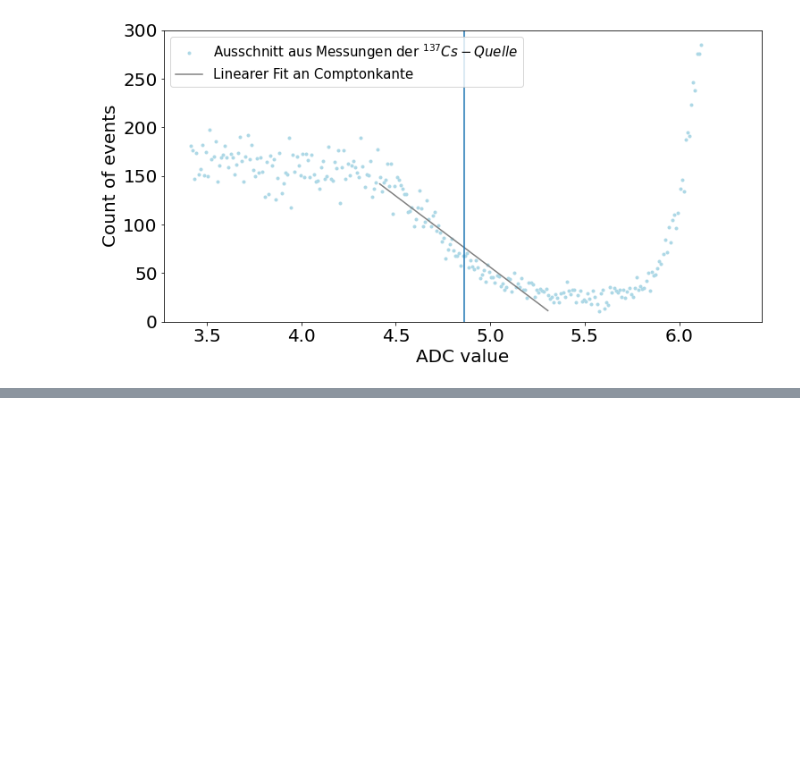
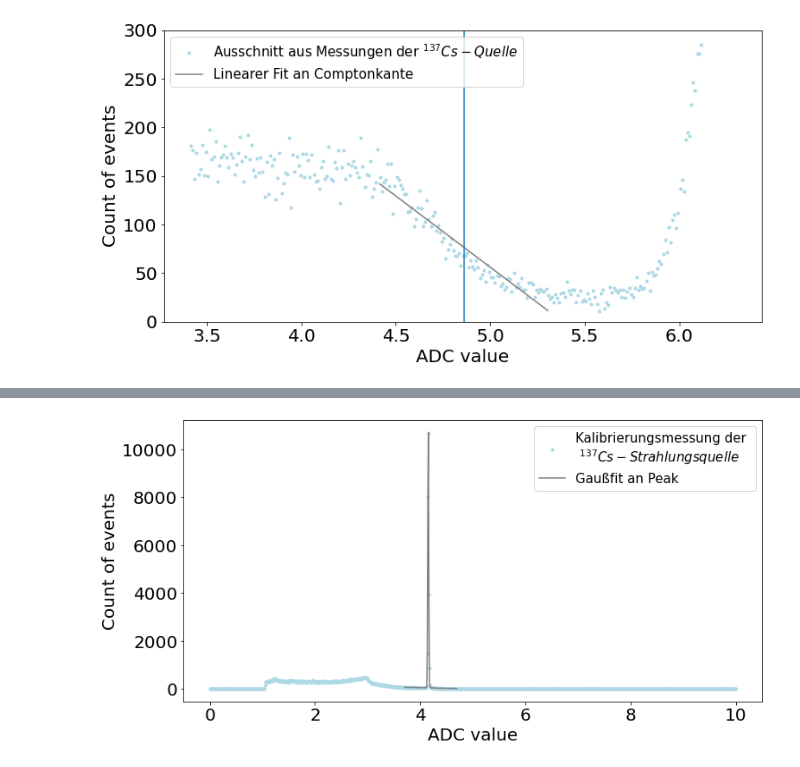
Before and after one commit to Skylake143/Fortgeschrittenenpraktikum, a Jupyter notebook: B18Gammaspektroskopie/A3Kalibrierungsmessungen.ipynb, the cells around one changed output, grey strips where cells are left out. Cells and saved outputs as stored; diff of their text form; code cells hidden in the pictures; blank space fills up the shorter version.

```diff
--- a/B18Gammaspektroskopie/A3Kalibrierungsmessungen.ipynb
+++ b/B18Gammaspektroskopie/A3Kalibrierungsmessungen.ipynb
@@ -453,0 +698,66 @@ Y-Abschnitt Fehler: 81.3913710879116
+# %%
+#cs-Eichung Szintialltionsdetektor
+adc = ge_adcvalue_cseich
+count = ge_counts_cseich
+
+gaussstart = 370
+gaussstop = 470
+
+parameters = {'xtick.labelsize': 20, 'ytick.labelsize': 20}
+plt.rcParams.update(parameters)
+
+#Energyspectrum open LG
+fig, ax = plt.subplots(figsize=(12,6))
+
+#Name for axis
+ax.set_xlabel('ADC value', fontsize=20)
+ax.set_ylabel('Count of events', fontsize=20)
+#Plotten der unskalierten Kurven
+ax.plot(adc, count,'o',markersize=3, color = "lightblue",label = "Kalibrierungsmessung der \n $^{137}Cs-Strahlungsquelle$")
+
+#Gauß 662
+#H, A, x, sigma, Afehler, fehlermü, fehlersd = gauss_fit(adc[gaussstart:gaussstop] , count[gaussstart:gaussstop])
+
+#ax.vlines(4.15,0,12000)
+startparameter = 600, -200, 10000, 4.152, 0.01
+#startparameter = 5000,-1, 15000, 100, 20
+#ax.plot(adc[gaussstart:gaussstop] , count[gaussstart:gaussstop], color = "grey", label="Gaußfit an Kalibrierungsmessung")
+a, b, A, x0, sigma, afehler, bfehler, Afehler, x0fehler, sigmafehler = lin_gauss_fit(adc[gaussstart:gaussstop] , count[gaussstart:gaussstop],startparameter)
+print(a, b, A, x0, sigma)
+#print('MW:',round(x,3), 'pm', np.sqrt(fehlermü), 'SD:', round(sigma,3), 'pm', np.sqrt(fehlersd))
+FWHM511 = round(2.35482 * sigma,4)
+#print('FWHM:',FWHM11)
+
+#ax.vlines(gaussstop,0,5000)
+
+ax.plot(adc[gaussstart:gaussstop], lin_gauss(adc[gaussstart:gaussstop], a, b,A,x0,sigma), color = "grey", label="Gaußfit an Peak")
+photopeak = 662
+calibrationfactor = photopeak / x0
+calibrationfactorfehler = sigmafehler/x0
+print("Y-Abschnitt Cs 662", a)
+print("Steigung Cs 662", b)
+print("Amplitude A Cs 662:",A)
+print("Amplitude A Fehler Cs 662:",'{:f}'.format(Afehler))
+print("Erwartungswert mu Cs 662:",x0)
+print("Erwartungswert mu Fehler Cs 662:",'{:f}'.format(x0fehler))
+print("Standardabweichung sigma Cs 662:",sigma)
+print("Standardabweichung sigma Fehler Cs 662:",'{:f}'.format(sigmafehler))
+print("Kalibrierungsfaktor Cs 662:",calibrationfactor)
+print("Feher Kalibrierungsfaktor Cs 662:",'{:f}'.format(calibrationfactorfehler))
+energy_calibration_y.append(x0)
+energy_calibration_y_error.append(x0fehler)
+energy_calibration_y_sigma.append(sigma)
+energy_calibration_x.append(photopeak)
+#Intensity using integral
+sigmax3integration = integrate.quad(lambda integrator: gauss(integrator,0, A, x0, sigma),x0-3*sigma,x0+3*sigma)
+analiticIntegral = A*sigma*np.sqrt(2*np.pi)
+analiticalIntergralFehler = np.sqrt(2*np.pi)*np.sqrt((sigma*Afehler)**2+(A*sigmafehler)**2)
+print("Anzahl gemessener Events aus Analytischem Integral: ", analiticIntegral)
+print("Anzahl gemessener Events aus Analytischem Integral Fehler: ", analiticalIntergralFehler)
+
+print("Anzahl gemessener Events in 3 sigma Intervall: ", sigmax3integration)
+print("Comptonadc und -energie: ", adc[67], calibrationfactor*adc[67])
+
+ax.legend(fontsize=15)
+fig.savefig('Kalibrierungsmessung.png', dpi=200)
+# %% [output]
@@ -453,0 +779 @@ Y-Abschnitt Fehler: 81.3913710879116
+[figure, added]
```
Also changed, not shown: parts of 11 cells of this notebook, 5 other files.
